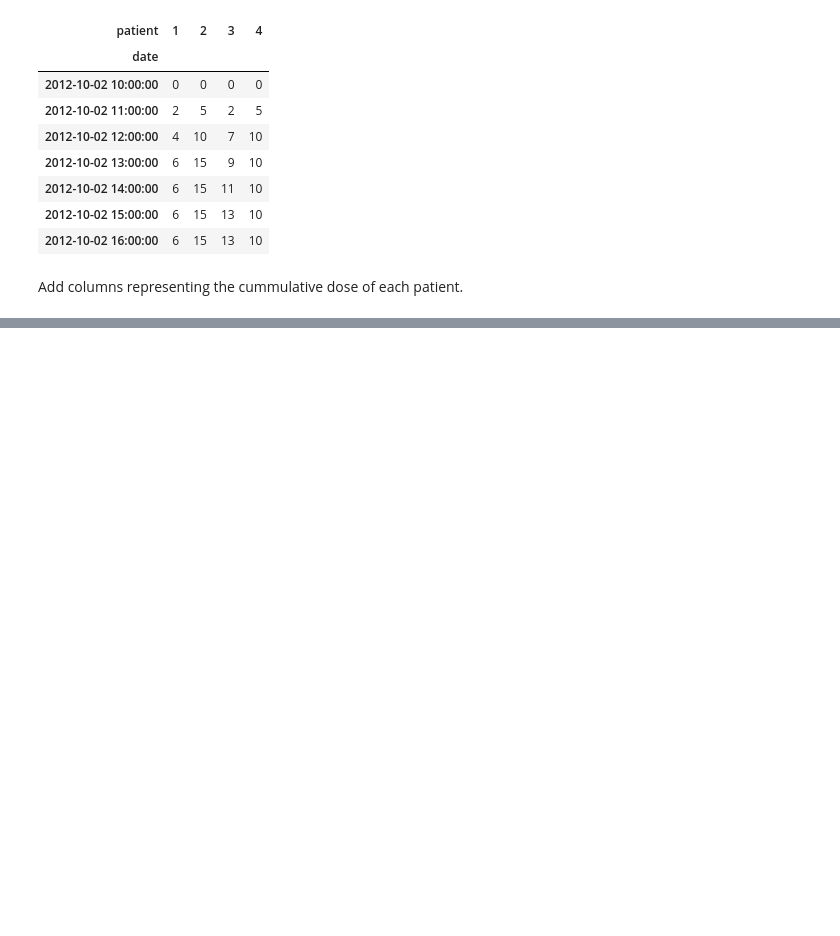
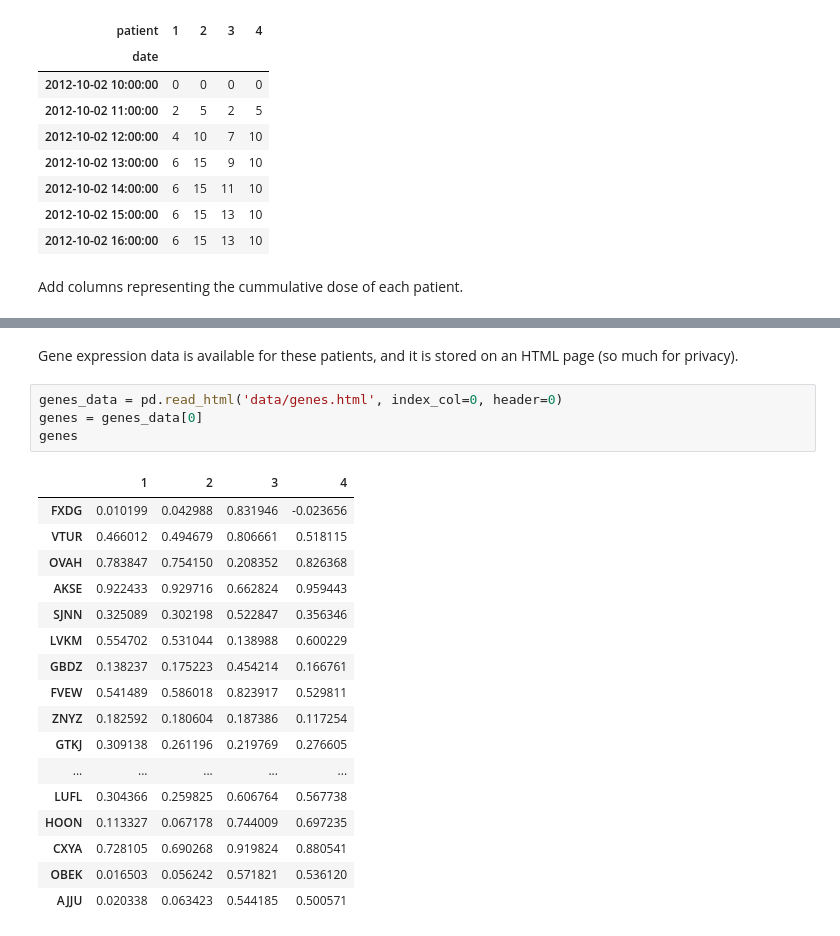
Before and after one commit to gjbex/training-material, a Jupyter notebook: Python/Pandas/patients.ipynb, the cells around one changed output, grey strips where cells are left out. Saved outputs shown, nothing was run; the diff lists cells and outputs as text; blank space fills up the shorter version.

```diff
--- a/Python/Pandas/patients.ipynb
+++ b/Python/Pandas/patients.ipynb
@@ -144,0 +146,24 @@ timeseries
+# %% [markdown]
+Gene expression data is available for these patients, and it is stored on an HTML page (so much for privacy).
+# %%
+genes_data = pd.read_html('data/genes.html', index_col=0, header=0)
+genes = genes_data[0]
+genes
+# %% [output]
+|  | 1 | 2 | 3 | 4 |
+| FXDG | 0.010199 | 0.042988 | 0.831946 | -0.023656 |
+| VTUR | 0.466012 | 0.494679 | 0.806661 | 0.518115 |
+| OVAH | 0.783847 | 0.754150 | 0.208352 | 0.826368 |
+| AKSE | 0.922433 | 0.929716 | 0.662824 | 0.959443 |
+| SJNN | 0.325089 | 0.302198 | 0.522847 | 0.356346 |
+| LVKM | 0.554702 | 0.531044 | 0.138988 | 0.600229 |
+| GBDZ | 0.138237 | 0.175223 | 0.454214 | 0.166761 |
+| FVEW | 0.541489 | 0.586018 | 0.823917 | 0.529811 |
+| ZNYZ | 0.182592 | 0.180604 | 0.187386 | 0.117254 |
+| GTKJ | 0.309138 | 0.261196 | 0.219769 | 0.276605 |
+| ... | ... | ... | ... | ... |
+| LUFL | 0.304366 | 0.259825 | 0.606764 | 0.567738 |
+| HOON | 0.113327 | 0.067178 | 0.744009 | 0.697235 |
+| CXYA | 0.728105 | 0.690268 | 0.919824 | 0.880541 |
+| OBEK | 0.016503 | 0.056242 | 0.571821 | 0.536120 |
+| AJJU | 0.020338 | 0.063423 | 0.544185 | 0.500571 |
```
Also changed, not shown: parts of 12 cells of this notebook.
